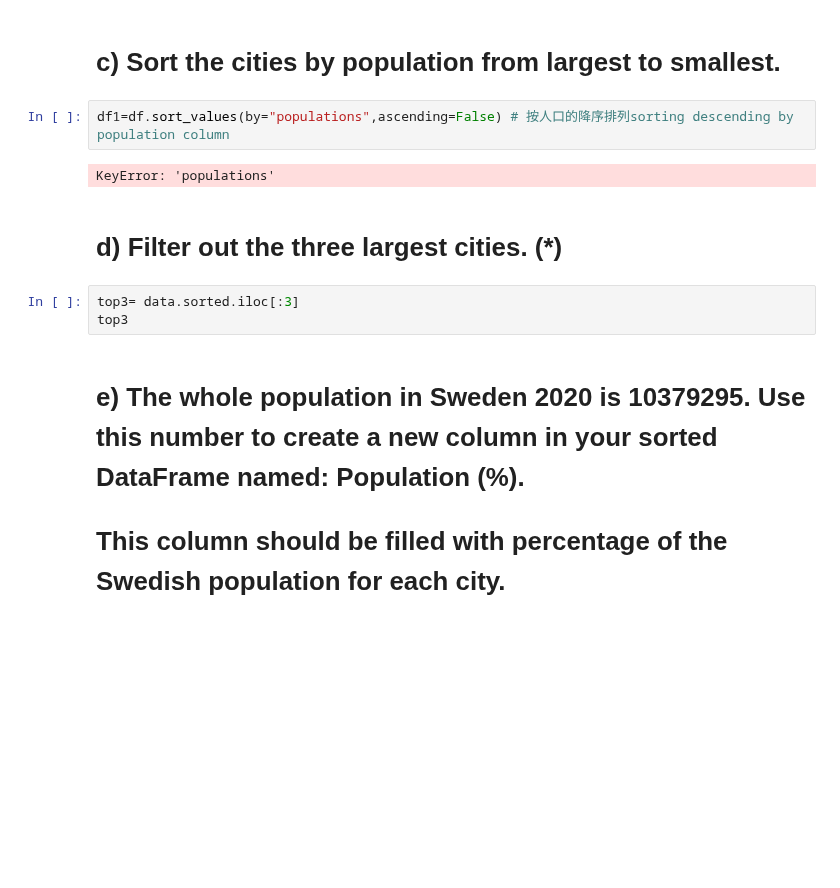
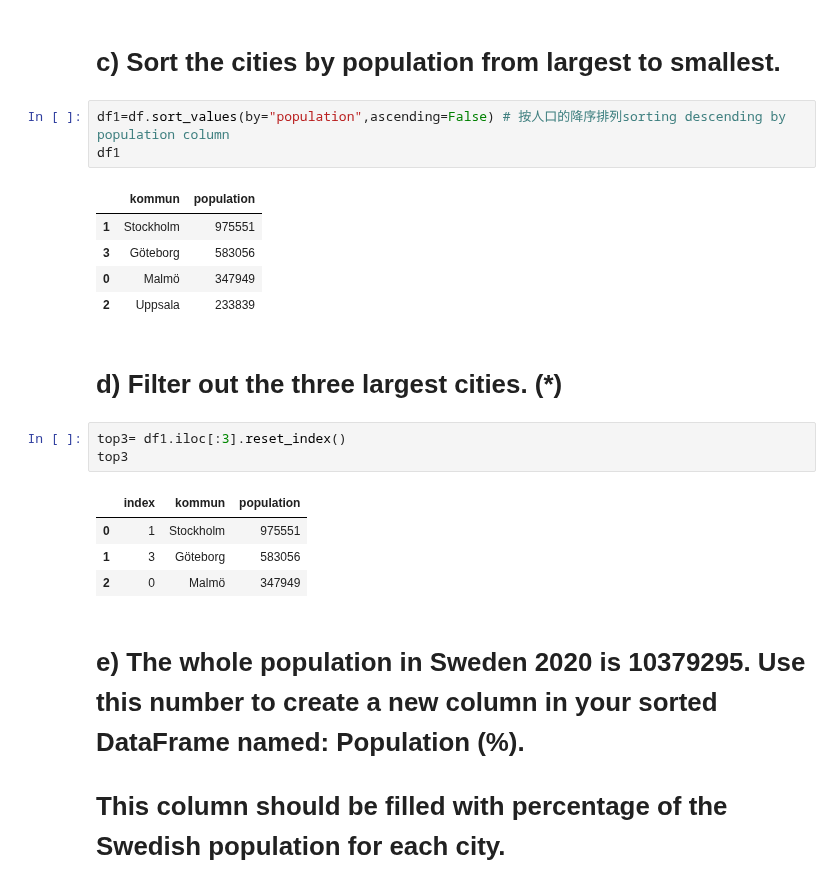
Before and after one commit to xjohansson/Databehandling_Xiu, a Jupyter notebook: Exercise/L0-exercise.ipynb, the cells around one changed output. Drawn from its saved outputs; the diff is of its cells as text; blank space fills up the shorter version.

```diff
--- a/Exercise/L0-exercise.ipynb
+++ b/Exercise/L0-exercise.ipynb
@@ -79,14 +79,24 @@ Name: 3, dtype: object
 # %% [markdown]
 # c) Sort the cities by population from largest to smallest.
 # %%
-df1=df.sort_values(by="populations",ascending=False) # 按人口的降序排列sorting descending by population column
+df1=df.sort_values(by="population",ascending=False) # 按人口的降序排列sorting descending by population column
+df1
 # %% [output]
-KeyError: 'populations'
+|  | kommun | population |
+| 1 | Stockholm | 975551 |
+| 3 | Göteborg | 583056 |
+| 0 | Malmö | 347949 |
+| 2 | Uppsala | 233839 |
 # %% [markdown]
 # d) Filter out the three largest cities. (*)
 # %%
-top3= data.sorted.iloc[:3]
+top3= df1.iloc[:3].reset_index()
 top3
+# %% [output]
+|  | index | kommun | population |
+| 0 | 1 | Stockholm | 975551 |
+| 1 | 3 | Göteborg | 583056 |
+| 2 | 0 | Malmö | 347949 |
 # %% [markdown]
 # e) The whole population in Sweden 2020 is 10379295. Use this number to create a new column in your sorted DataFrame named: Population (%).
  # This column should be filled with percentage of the Swedish population for each city.
```
Also changed, not shown: parts of 2 cells of this notebook, 4 other files.
